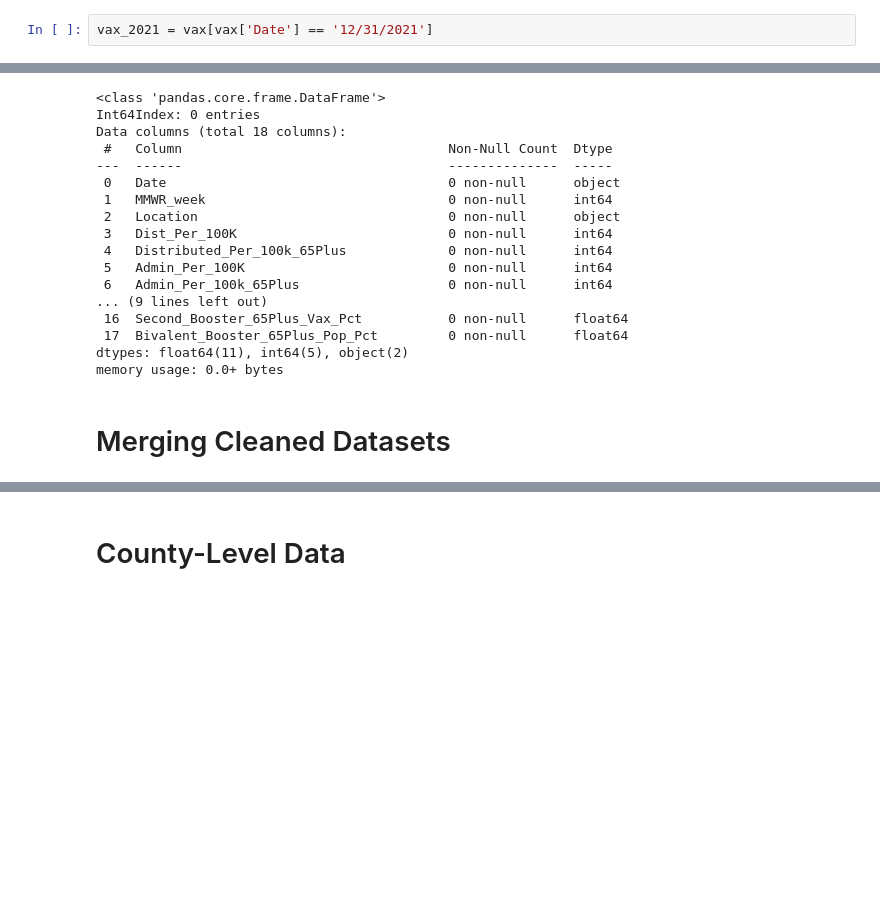
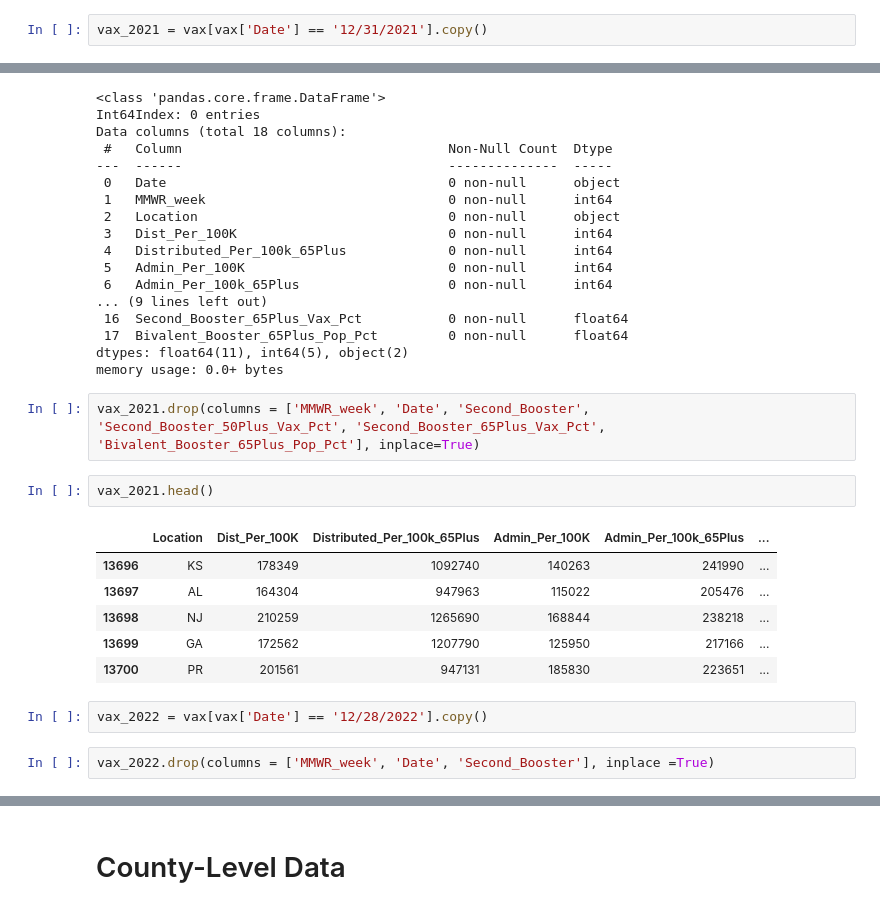
Before and after one commit to rafirahman27/Preparing_for_the_next_Pandemic, a Jupyter notebook: Katie.ipynb, the cells around one changed output, grey strips where cells are left out. Saved outputs shown, nothing was run; the diff lists cells and outputs as text; blank space fills up the shorter version.

Commit message:
cleaned vax state df

```diff
--- a/Katie.ipynb
+++ b/Katie.ipynb
@@ -685,7 +685,7 @@ Second_Booster_65Plus_Vax_Pct             31896
 Bivalent_Booster_65Plus_Pop_Pct           36504
 dtype: int64
 # %%
-vax_2021 = vax[vax['Date'] == '12/31/2021']
+vax_2021 = vax[vax['Date'] == '12/31/2021'].copy()
 # %%
 vax_2021.head()
 # %% [output]
@@ -741,5 +741,18 @@ Data columns (total 18 columns):
  17  Bivalent_Booster_65Plus_Pop_Pct         0 non-null      float64
 dtypes: float64(11), int64(5), object(2)
 memory usage: 0.0+ bytes
-# %% [markdown]
-# Merging Cleaned Datasets
+# %%
+vax_2021.drop(columns = ['MMWR_week', 'Date', 'Second_Booster', 'Second_Booster_50Plus_Vax_Pct', 'Second_Booster_65Plus_Vax_Pct', 'Bivalent_Booster_65Plus_Pop_Pct'], inplace=True)
+# %%
+vax_2021.head()
+# %% [output]
+|  | Location | Dist_Per_100K | Distributed_Per_100k_65Plus | Admin_Per_100K | Admin_Per_100k_65Plus | ... |
+| 13696 | KS | 178349 | 1092740 | 140263 | 241990 | ... |
+| 13697 | AL | 164304 | 947963 | 115022 | 205476 | ... |
+| 13698 | NJ | 210259 | 1265690 | 168844 | 238218 | ... |
+| 13699 | GA | 172562 | 1207790 | 125950 | 217166 | ... |
+| 13700 | PR | 201561 | 947131 | 185830 | 223651 | ... |
+# %%
+vax_2022 = vax[vax['Date'] == '12/28/2022'].copy()
+# %%
+vax_2022.drop(columns = ['MMWR_week', 'Date', 'Second_Booster'], inplace =True)
```
Also changed, not shown: parts of 7 cells of this notebook, 1 other file.
